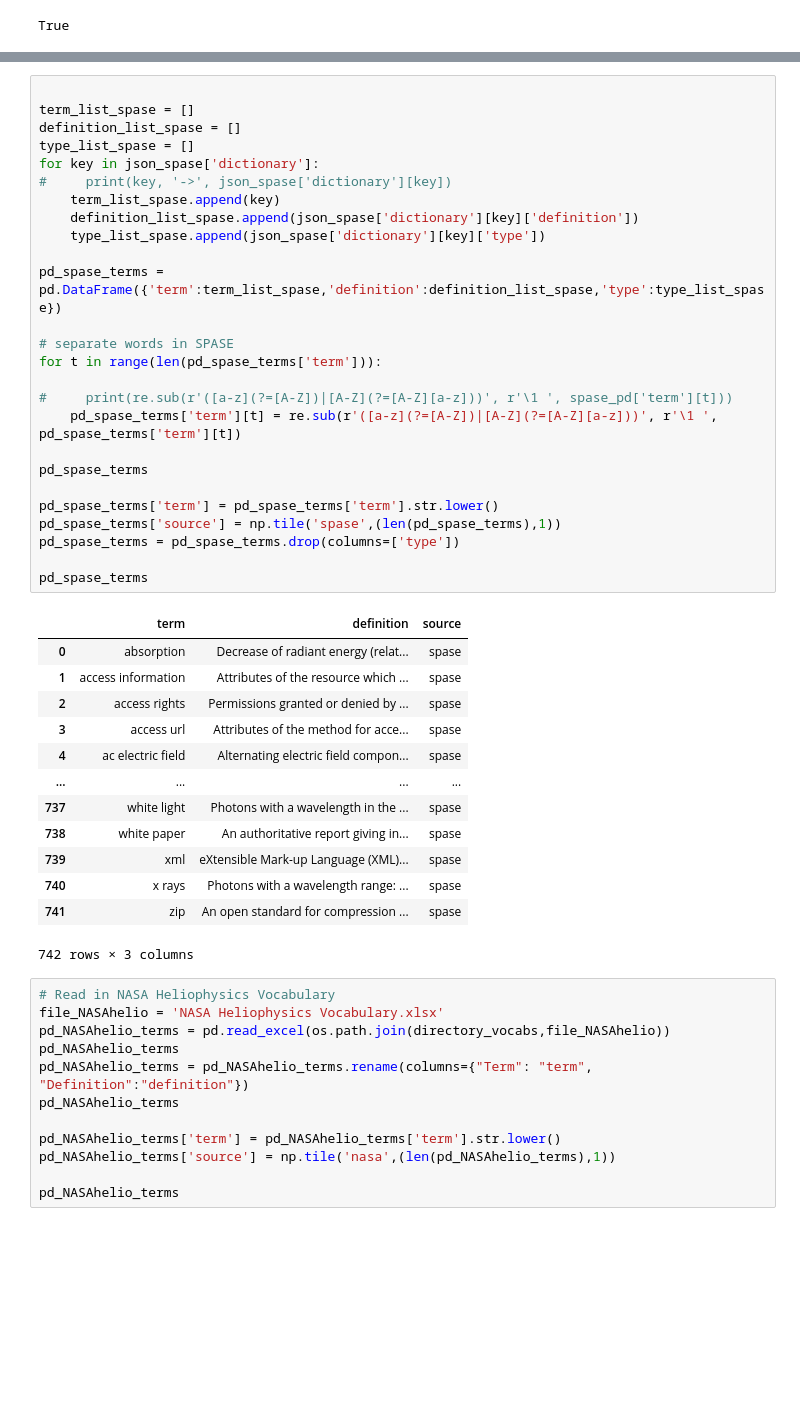
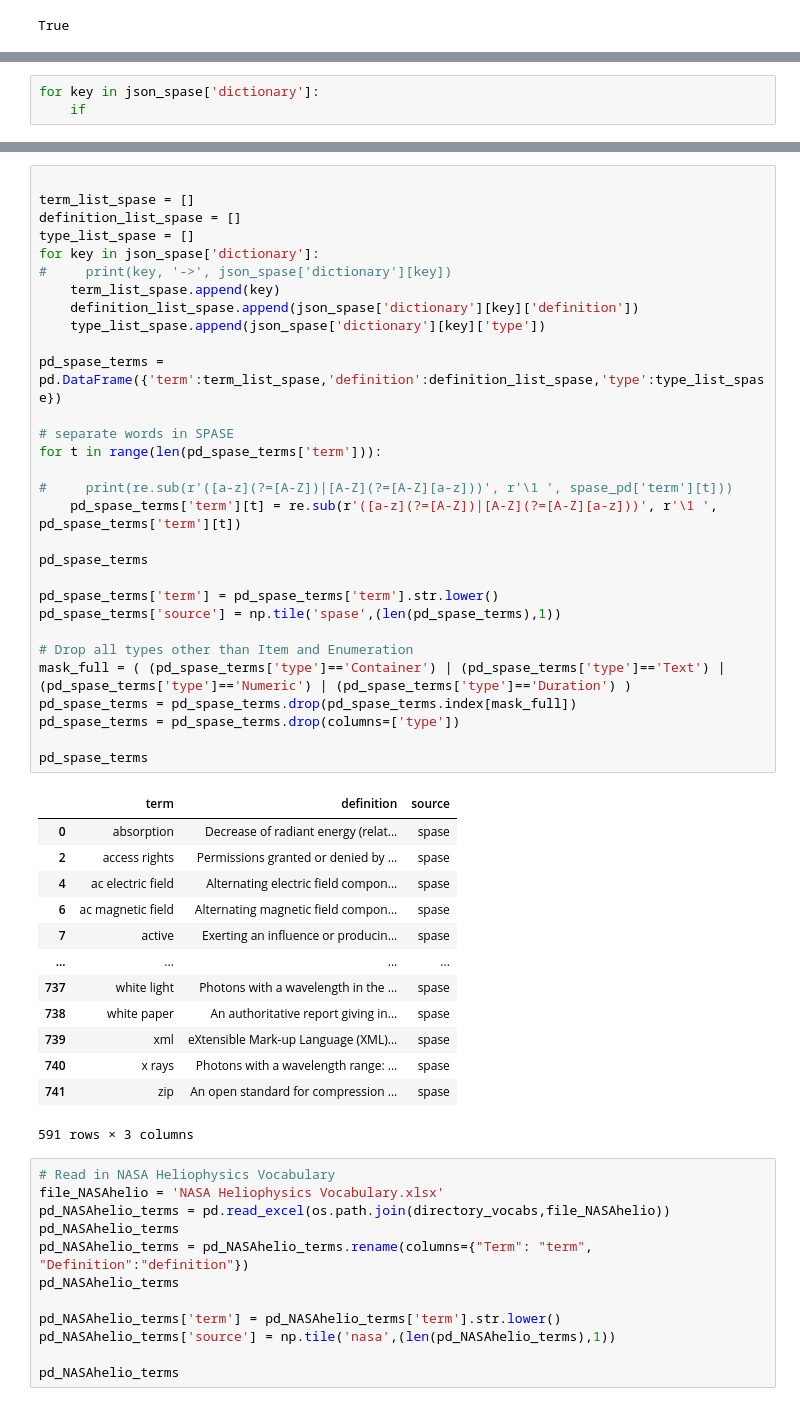
Before and after one commit to rmcgranaghan/Helio-KNOW, a Jupyter notebook: ADS_enrichment/compile_DB_existingVocabularies.ipynb, the cells around one changed output, grey strips where cells are left out. Saved outputs shown, nothing was run; the diff lists cells and outputs as text; blank space fills up the shorter version.

```diff
--- a/ADS_enrichment/compile_DB_existingVocabularies.ipynb
+++ b/ADS_enrichment/compile_DB_existingVocabularies.ipynb
@@ -259,0 +282,3 @@ json_spase['dictionary']
+# %%
+for key in json_spase['dictionary']:
+    if
@@ -260,43 +287,47 @@ json_spase['dictionary']
 # %%
 
 term_list_spase = []
 definition_list_spase = []
 type_list_spase = []
 for key in json_spase['dictionary']:
 #     print(key, '->', json_spase['dictionary'][key])
     term_list_spase.append(key)
     definition_list_spase.append(json_spase['dictionary'][key]['definition'])
     type_list_spase.append(json_spase['dictionary'][key]['type'])
 
 pd_spase_terms = pd.DataFrame({'term':term_list_spase,'definition':definition_list_spase,'type':type_list_spase})
 
 # separate words in SPASE
 for t in range(len(pd_spase_terms['term'])):
 
 #     print(re.sub(r'([a-z](?=[A-Z])|[A-Z](?=[A-Z][a-z]))', r'\1 ', spase_pd['term'][t]))
     pd_spase_terms['term'][t] = re.sub(r'([a-z](?=[A-Z])|[A-Z](?=[A-Z][a-z]))', r'\1 ', pd_spase_terms['term'][t])
 
 pd_spase_terms
 
 pd_spase_terms['term'] = pd_spase_terms['term'].str.lower()
 pd_spase_terms['source'] = np.tile('spase',(len(pd_spase_terms),1))
+
+# Drop all types other than Item and Enumeration
+mask_full = ( (pd_spase_terms['type']=='Container') | (pd_spase_terms['type']=='Text') | (pd_spase_terms['type']=='Numeric') | (pd_spase_terms['type']=='Duration') )
+pd_spase_terms = pd_spase_terms.drop(pd_spase_terms.index[mask_full])
 pd_spase_terms = pd_spase_terms.drop(columns=['type'])
 
 pd_spase_terms
 # %% [output]
 |  | term | definition | source |
 | 0 | absorption | Decrease of radiant energy (relat... | spase |
-| 1 | access information | Attributes of the resource which ... | spase |
 | 2 | access rights | Permissions granted or denied by ... | spase |
-| 3 | access url | Attributes of the method for acce... | spase |
 | 4 | ac electric field | Alternating electric field compon... | spase |
+| 6 | ac magnetic field | Alternating magnetic field compon... | spase |
+| 7 | active | Exerting an influence or producin... | spase |
 | ... | ... | ... | ... |
 | 737 | white light | Photons with a wavelength in the ... | spase |
 | 738 | white paper | An authoritative report giving in... | spase |
 | 739 | xml | eXtensible Mark-up Language (XML)... | spase |
 | 740 | x rays | Photons with a wavelength range: ... | spase |
 | 741 | zip | An open standard for compression ... | spase |
-742 rows × 3 columns
+591 rows × 3 columns
 # %%
 # Read in NASA Heliophysics Vocabulary
 file_NASAhelio = 'NASA Heliophysics Vocabulary.xlsx'
```
Also changed, not shown: parts of 12 cells of this notebook, 2 other files.
